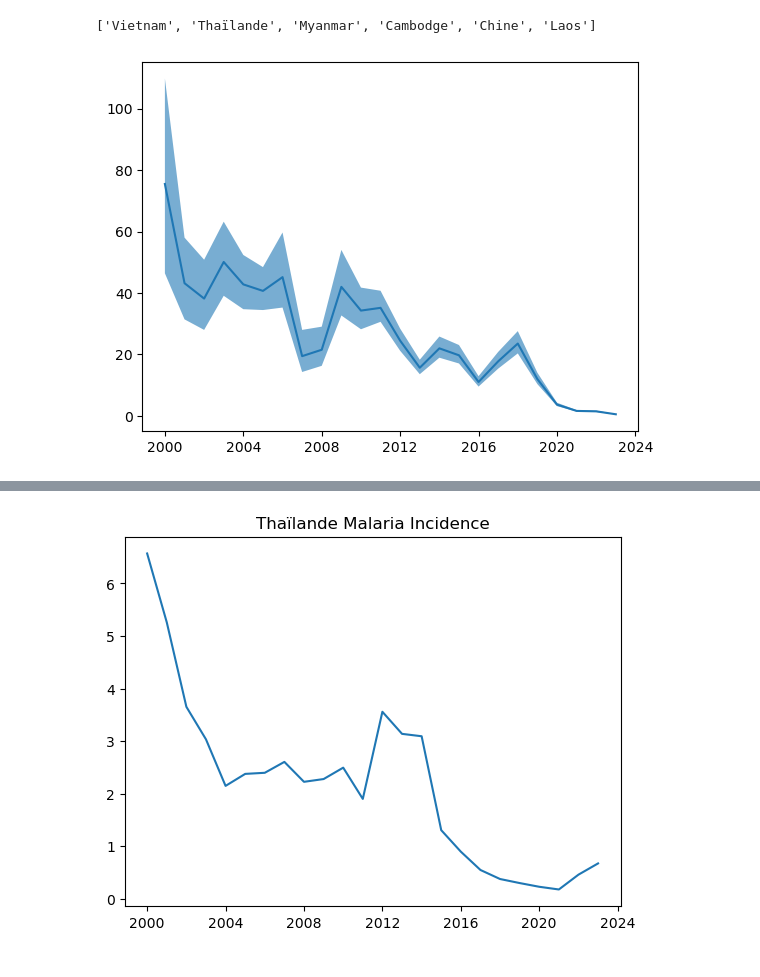
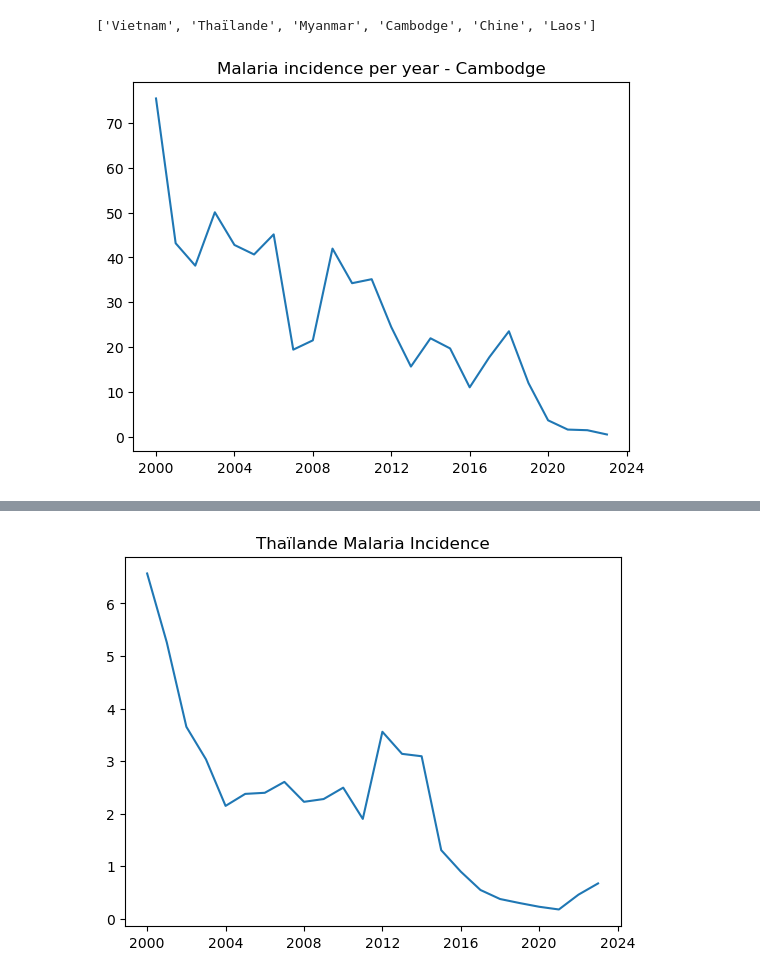
Before and after one commit to Djatche/time_series_forecasting_for_malaria_surveillance, a Jupyter notebook: malaria_surveillance_ts_forecasting.ipynb, the cells around one changed output, grey strips where cells are left out. Drawn from its saved outputs; the diff is of its cells as text; code cells hidden in the pictures.

```diff
--- a/malaria_surveillance_ts_forecasting.ipynb
+++ b/malaria_surveillance_ts_forecasting.ipynb
@@ -372,8 +372,9 @@ countries
 # %%
 cambodge_df = mekong_data[mekong_data["GEO_NAME_SHORT"] == "Cambodge"]
 cambodge_df.sort_index()
 plt.plot(cambodge_df.index, cambodge_df.RATE_PER_1000_N)
-plt.fill_between(cambodge_df.index, cambodge_df.RATE_PER_1000_NL, cambodge_df.RATE_PER_1000_NU, alpha=0.6, label='Filled Area')
+#plt.fill_between(cambodge_df.index, cambodge_df.RATE_PER_1000_NL, cambodge_df.RATE_PER_1000_NU, alpha=0.6, label='Filled Area')
+plt.title("Malaria incidence per year - Cambodge")
 plt.show()
 # %% [output]
-[figure, old version]
+[figure, new version]
```
Also changed, not shown: parts of 8 cells of this notebook, 11 other files.
